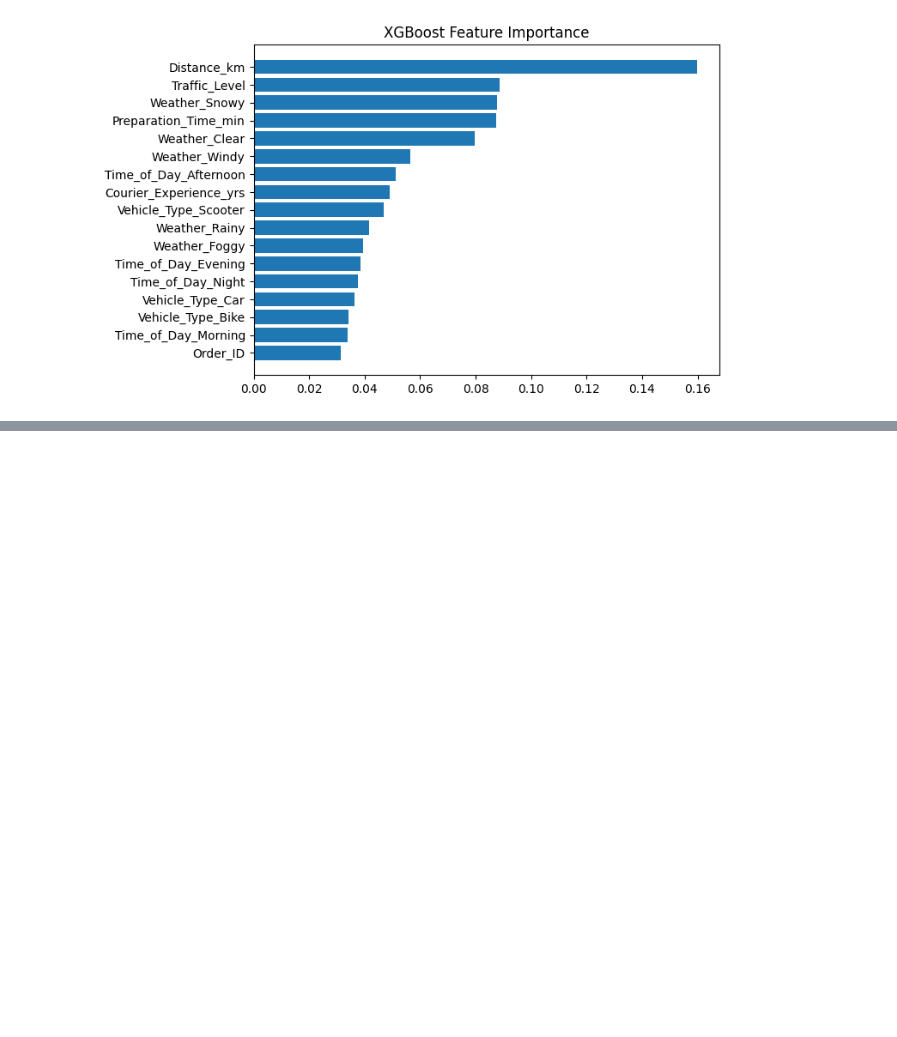
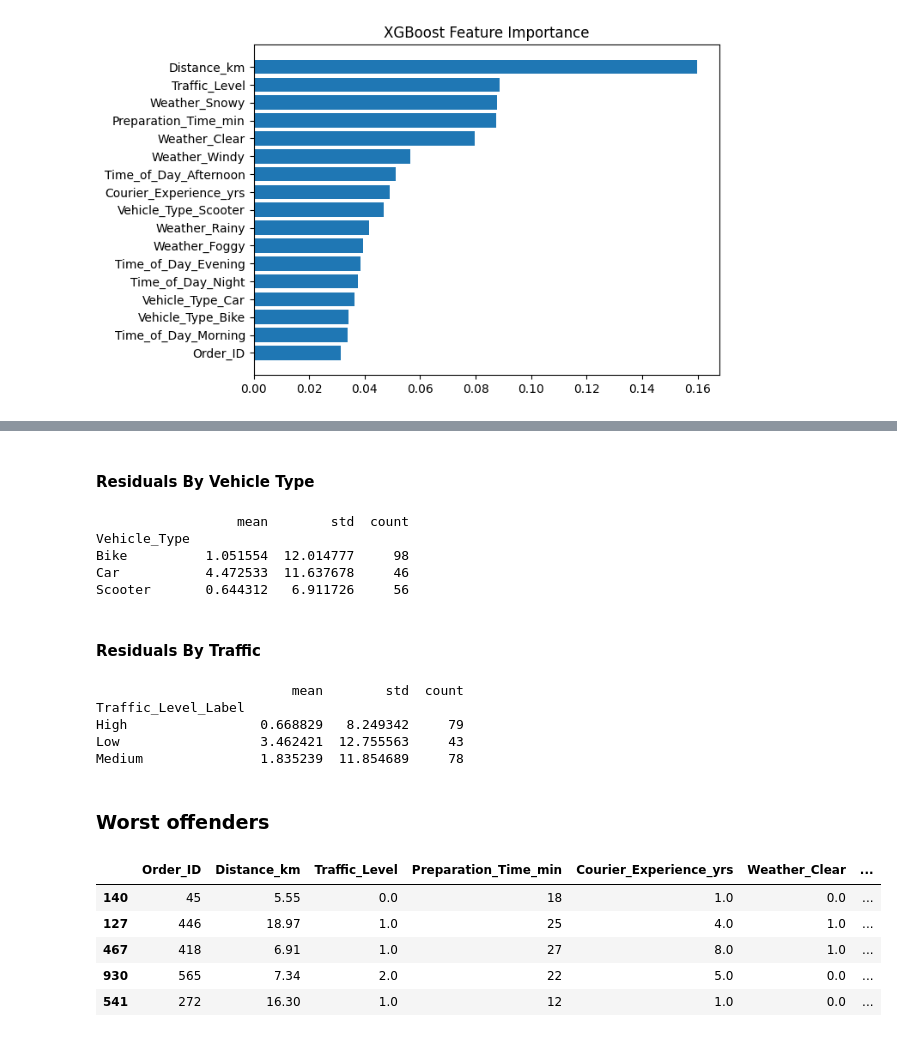
Before and after one commit to jerry-whoami/pg-technical-assessment, a Jupyter notebook: model_pipeline/notebooks/03_model_experiments.ipynb, the cells around one changed output, grey strips where cells are left out. Cells and saved outputs as stored; diff of their text form; code cells hidden in the pictures; blank space fills up the shorter version.

```diff
--- a/model_pipeline/notebooks/03_model_experiments.ipynb
+++ b/model_pipeline/notebooks/03_model_experiments.ipynb
@@ -306,0 +309,3 @@ xgb_importance(model, X.columns)
+# %%
+y_pred = model.predict(X_test)
+residuals = y_test - y_pred
@@ -306,0 +365,51 @@ xgb_importance(model, X.columns)
+# %% [markdown]
+#### Residuals By Vehicle Type
+# %%
+X_test_copy = X_test.copy()
+X_test_copy['Residuals'] = residuals
+
+# Collapse one-hot encoded columns into a single categorical
+vehicle_cols = ['Vehicle_Type_Bike', 'Vehicle_Type_Scooter', 'Vehicle_Type_Car']
+X_test_copy['Vehicle_Type'] = X_test_copy[vehicle_cols].idxmax(axis=1).str.replace('Vehicle_Type_', '')
+
+print(X_test_copy.groupby('Vehicle_Type', observed=True)['Residuals'].agg(['mean','std','count']))
+# %% [output]
+                  mean        std  count
+Vehicle_Type
+Bike          1.051554  12.014777     98
+Car           4.472533  11.637678     46
+Scooter       0.644312   6.911726     56
+# %% [markdown]
+#### Residuals By Traffic
+# %%
+X_test_copy = X_test.copy()
+X_test_copy['Residuals'] = residuals
+
+mapping = {0: 'Low', 1: 'Medium', 2: 'High'}
+X_test_copy['Traffic_Level_Label'] = X_test_copy['Traffic_Level'].map(mapping)
+
+print(X_test_copy.groupby('Traffic_Level_Label', observed=True)['Residuals'].agg(['mean','std','count']))
+# %% [output]
+                         mean        std  count
+Traffic_Level_Label
+High                 0.668829   8.249342     79
+Low                  3.462421  12.755563     43
+Medium               1.835239  11.854689     78
+# %% [markdown]
+### Worst offenders
+# %%
+X_test_copy = X_test.copy()
+X_test_copy['Residuals'] = residuals
+
+worst_cases = X_test_copy.assign(actual=y_test, predicted=y_pred)
+worst_cases['abs_error'] = worst_cases['Residuals'].abs()
+
+pd.set_option('display.max_columns', None)
+worst_cases.nlargest(5, 'abs_error')
+# %% [output]
+|  | Order_ID | Distance_km | Traffic_Level | Preparation_Time_min | Courier_Experience_yrs | Weather_Clear | ... |
+| 140 | 45 | 5.55 | 0.0 | 18 | 1.0 | 0.0 | ... |
+| 127 | 446 | 18.97 | 1.0 | 25 | 4.0 | 1.0 | ... |
+| 467 | 418 | 6.91 | 1.0 | 27 | 8.0 | 1.0 | ... |
+| 930 | 565 | 7.34 | 2.0 | 22 | 5.0 | 0.0 | ... |
+| 541 | 272 | 16.30 | 1.0 | 12 | 1.0 | 0.0 | ... |
```
Also changed, not shown: parts of 7 cells of this notebook, 6 other files.
